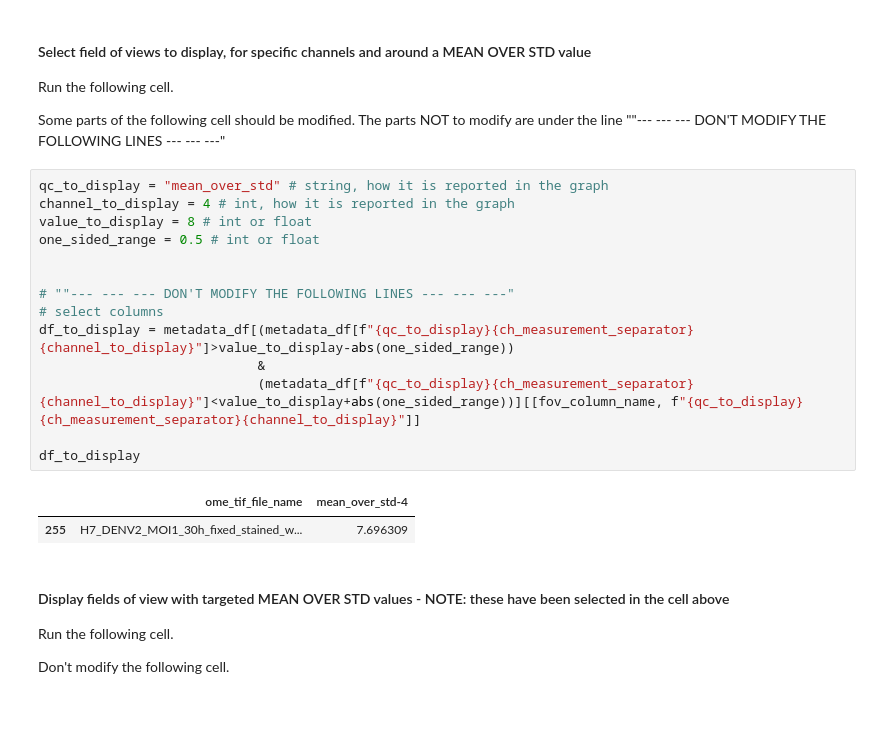
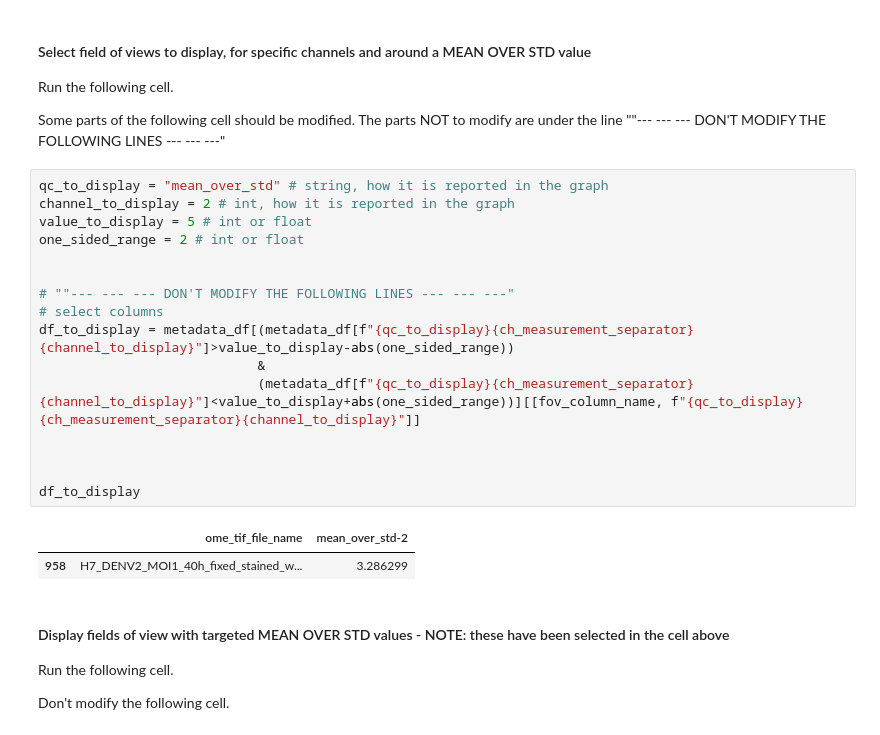
Before and after one commit to IDIP-Platform/ACID, a Jupyter notebook: part3_control_image_quality.ipynb, the cells around one changed output. Drawn from its saved outputs; the diff is of its cells as text.

```diff
--- a/part3_control_image_quality.ipynb
+++ b/part3_control_image_quality.ipynb
@@ -748,21 +751,23 @@ Run the following cell.
 Some parts of the following cell should be modified. The parts NOT to modify are under the line ""--- --- --- DON'T MODIFY THE FOLLOWING LINES --- --- ---"
 # %%
 qc_to_display = "mean_over_std" # string, how it is reported in the graph
-channel_to_display = 4 # int, how it is reported in the graph
-value_to_display = 8 # int or float
-one_sided_range = 0.5 # int or float
+channel_to_display = 2 # int, how it is reported in the graph
+value_to_display = 5 # int or float
+one_sided_range = 2 # int or float
 
 
 # ""--- --- --- DON'T MODIFY THE FOLLOWING LINES --- --- ---"
 # select columns
 df_to_display = metadata_df[(metadata_df[f"{qc_to_display}{ch_measurement_separator}{channel_to_display}"]>value_to_display-abs(one_sided_range))
                             &
                             (metadata_df[f"{qc_to_display}{ch_measurement_separator}{channel_to_display}"]<value_to_display+abs(one_sided_range))][[fov_column_name, f"{qc_to_display}{ch_measurement_separator}{channel_to_display}"]]
 
+
+
 df_to_display
 # %% [output]
-|  | ome_tif_file_name | mean_over_std-4 |
-| 255 | H7_DENV2_MOI1_30h_fixed_stained_w... | 7.696309 |
+|  | ome_tif_file_name | mean_over_std-2 |
+| 958 | H7_DENV2_MOI1_40h_fixed_stained_w... | 3.286299 |
 # %% [markdown]
 #### Display fields of view with targeted MEAN OVER STD values - NOTE: these have been selected in the cell above
 
```
Also changed, not shown: parts of 9 cells of this notebook, 1 other file.
